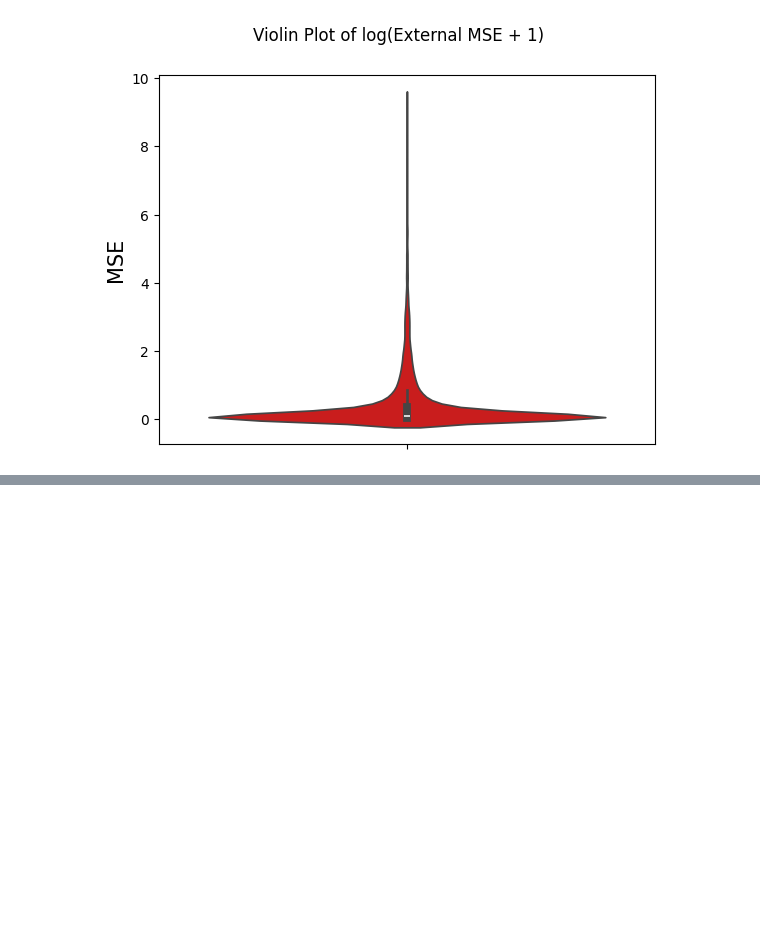
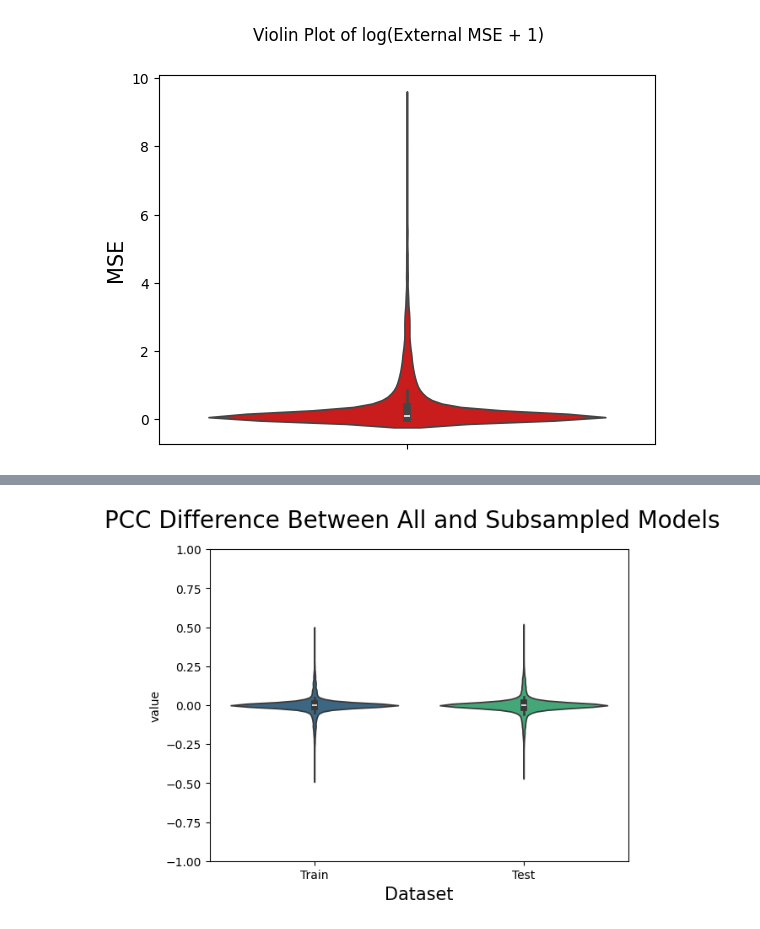
Before and after one commit to Alexander-Broadley/Zhang_lab_rotation, a Jupyter notebook: MML_model/model_evaluation/MML_results_plots.ipynb, the cells around one changed output, grey strips where cells are left out. Drawn from its saved outputs; the diff is of its cells as text; code cells hidden in the pictures; blank space fills up the shorter version.

```diff
--- a/MML_model/model_evaluation/MML_results_plots.ipynb
+++ b/MML_model/model_evaluation/MML_results_plots.ipynb
@@ -203,0 +161,9 @@ from_train_losses.columns = ['dataset', 'value']
+# %%
+#loading healthy results to create distribution of the absolute differences in PCC against subsampled results
+subsamlped_results = pd.read_csv(f'{DATA_ROOT}/5000_samples_results.csv', index_col= 0, header = 0)
+
+subsamlped_results['Train'] = 1 - subsamlped_results['train_loss']
+subsamlped_results['Test'] = 1 - subsamlped_results['test_loss']
+# %%
+subsamlped_results_to_plot = subsamlped_results[['Train', 'Test']].melt()
+subsamlped_results_to_plot.columns = ['dataset', 'value']
@@ -231,0 +277,7 @@ create_pearsons_violin(from_train_losses, y_col = 'value', title = 'Healthy Trai
+# %%
+healthy_sub_diff = healthy_results_to_plot
+healthy_sub_diff['value'] = healthy_results_to_plot['value'] - subsamlped_results_to_plot['value']
+# %%
+create_pearsons_violin(healthy_sub_diff, y_col ='value', title = 'PCC Difference Between All and Subsampled Models', file_title = '5000_vs_allSample_violin')
+# %% [output]
+[figure, added]
```
Also changed, not shown: parts of 13 cells of this notebook, 4 other files.
